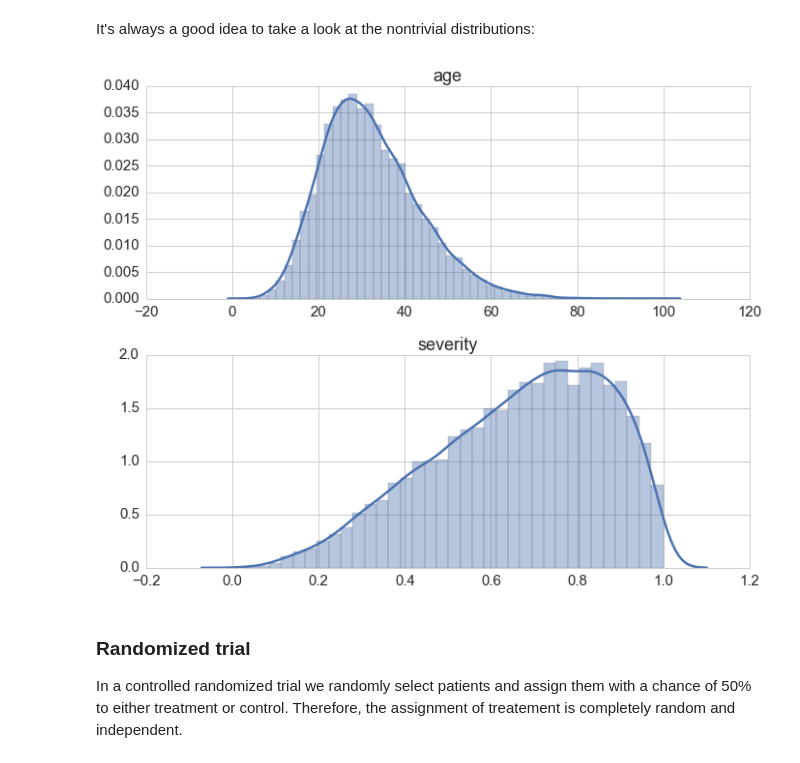
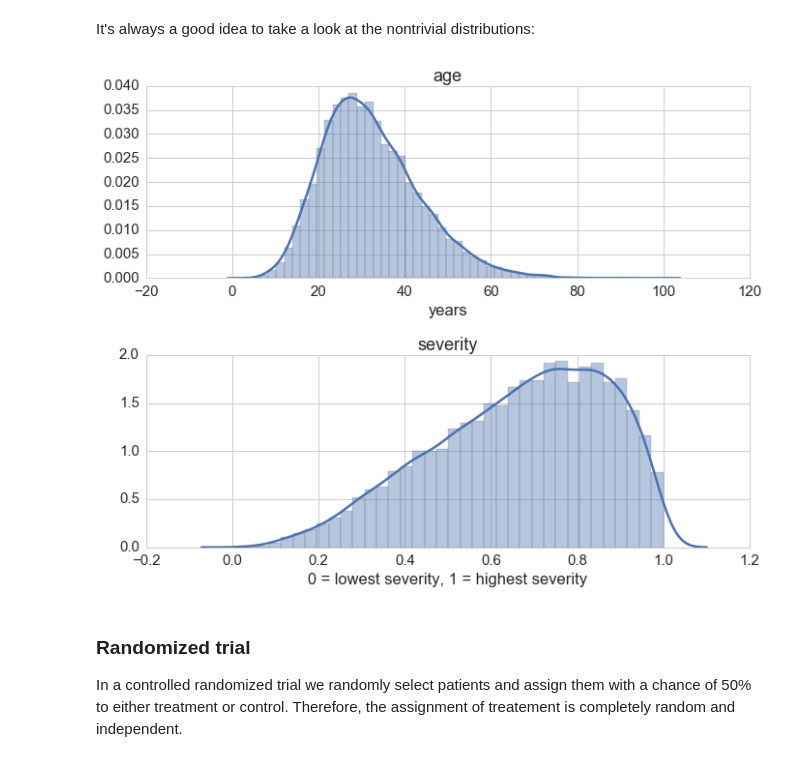
Before and after one commit to FlorianWilhelm/FlorianWilhelm.github.io, a Jupyter notebook: notebooks/causal_inference_propensity_score.ipynb, the cells around one changed output. Drawn from its saved outputs; the diff is of its cells as text; code cells hidden in the pictures.

```diff
--- a/notebooks/causal_inference_propensity_score.ipynb
+++ b/notebooks/causal_inference_propensity_score.ipynb
@@ -51,12 +51,14 @@ It's always a good idea to take a look at the nontrivial distributions:
 # %%
 f, (ax1, ax2) = plt.subplots(2)
 ax1.set_title('age')
+ax1.set_xlabel('years')
 ax2.set_title('severity')
+ax2.set_xlabel('0 = lowest severity, 1 = highest severity')
 sns.distplot(ages, ax=ax1)
 sns.distplot(severties, ax=ax2)
 plt.tight_layout();
 # %% [output]
-[figure, old version]
+[figure, new version]
 # %% [markdown]
 ### Randomized trial
 
```
Also changed, not shown: parts of 52 cells of this notebook, 15 other files.
